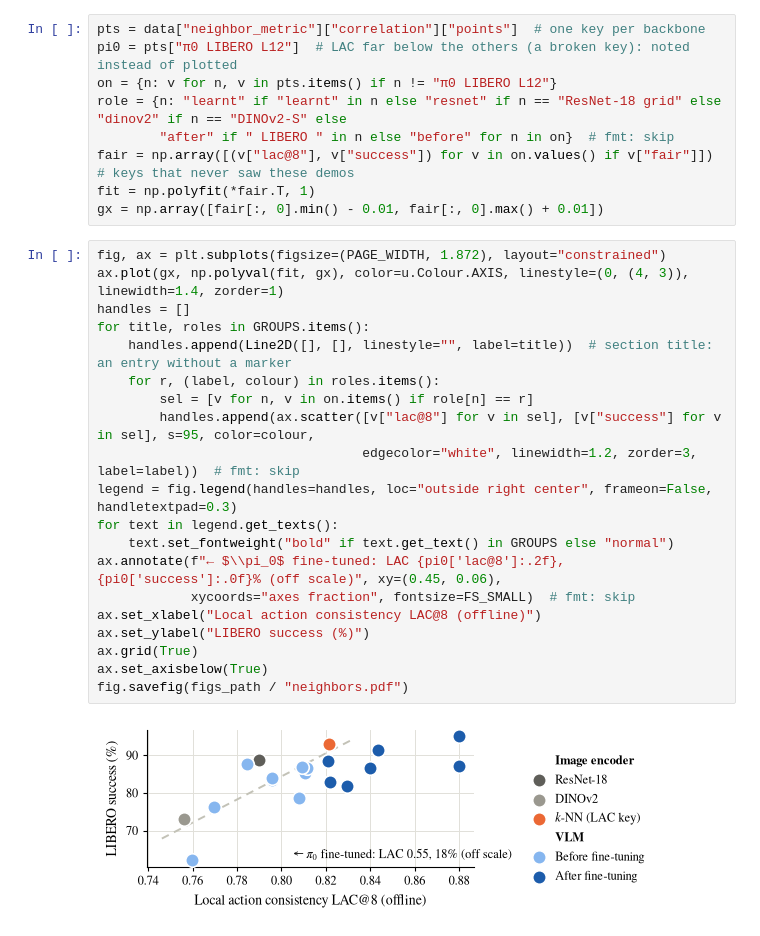
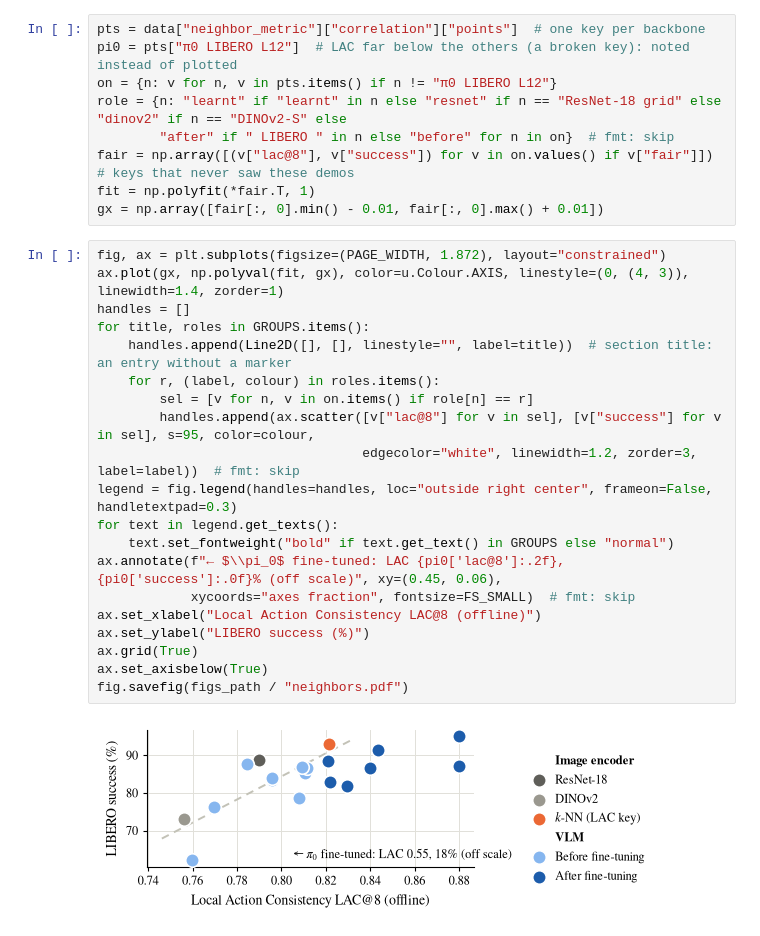
Before and after one commit to sereact/lerobot_knn, a Jupyter notebook: analysis/neighbors.ipynb, the cells around one changed output. Saved outputs shown, nothing was run; the diff lists cells and outputs as text.

```diff
--- a/analysis/neighbors.ipynb
+++ b/analysis/neighbors.ipynb
@@ -40,22 +40,22 @@ gx = np.array([fair[:, 0].min() - 0.01, fair[:, 0].max() + 0.01])
 # %%
 fig, ax = plt.subplots(figsize=(PAGE_WIDTH, 1.872), layout="constrained")
 ax.plot(gx, np.polyval(fit, gx), color=u.Colour.AXIS, linestyle=(0, (4, 3)), linewidth=1.4, zorder=1)
 handles = []
 for title, roles in GROUPS.items():
     handles.append(Line2D([], [], linestyle="", label=title))  # section title: an entry without a marker
     for r, (label, colour) in roles.items():
         sel = [v for n, v in on.items() if role[n] == r]
         handles.append(ax.scatter([v["lac@8"] for v in sel], [v["success"] for v in sel], s=95, color=colour,
                                   edgecolor="white", linewidth=1.2, zorder=3, label=label))  # fmt: skip
 legend = fig.legend(handles=handles, loc="outside right center", frameon=False, handletextpad=0.3)
 for text in legend.get_texts():
     text.set_fontweight("bold" if text.get_text() in GROUPS else "normal")
 ax.annotate(f"← $\\pi_0$ fine-tuned: LAC {pi0['lac@8']:.2f}, {pi0['success']:.0f}% (off scale)", xy=(0.45, 0.06),
             xycoords="axes fraction", fontsize=FS_SMALL)  # fmt: skip
-ax.set_xlabel("Local action consistency LAC@8 (offline)")
+ax.set_xlabel("Local Action Consistency LAC@8 (offline)")
 ax.set_ylabel("LIBERO success (%)")
 ax.grid(True)
 ax.set_axisbelow(True)
 fig.savefig(figs_path / "neighbors.pdf")
 # %% [output]
-[figure, old version]
+[figure, new version]
```
Also changed, not shown: 1 other file.
